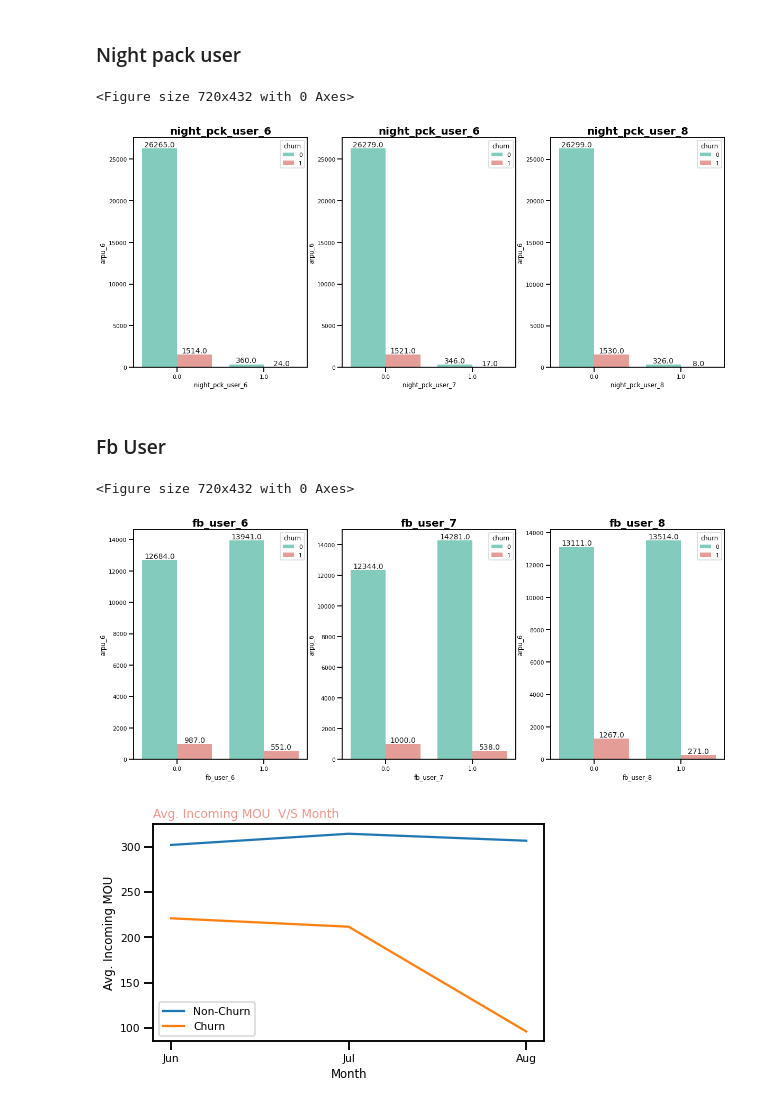
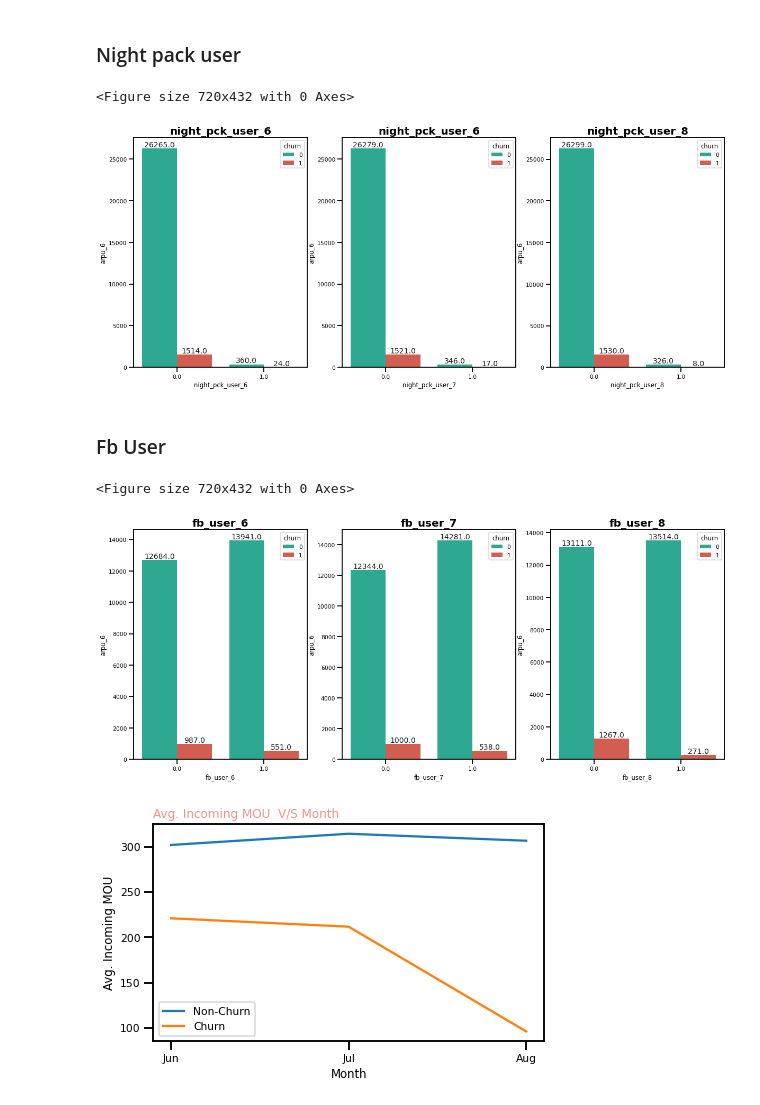
Before and after one commit to nveenkumr/TelecomChurn-ML, a Jupyter notebook: TelecomChurn-MLCaseStudy.ipynb, the cells around one changed output. Drawn from its saved outputs; the diff is of its cells as text; code cells hidden in the pictures.

```diff
--- a/TelecomChurn-MLCaseStudy.ipynb
+++ b/TelecomChurn-MLCaseStudy.ipynb
@@ -604,7 +566,7 @@ plt.show()
 ### Night pack user
 # %%
 plt.figure(figsize=(10,6))
-color=['#76D7C4','#F1948A']
+color=['#1ABC9C','#E74C3C']
 fig, axes = plt.subplots(nrows=1, ncols=3,figsize=(20, 8))
 df_temp= pd.DataFrame(telecom.groupby(['night_pck_user_6','churn']).count()['arpu_6']).reset_index()
 ax= sns.barplot(x=df_temp['night_pck_user_6'],y=df_temp['arpu_6'],hue=df_temp['churn'],palette=color,ax=axes[0])
@@ -621,29 +583,29 @@ ax.set_title('night_pck_user_8',fontweight='bold',size=20)
 plt.show()
 # %% [output]
 <Figure size 720x432 with 0 Axes>
-[figure, old version]
+[figure, new version]
 # %% [markdown]
 ### Fb User
 # %%
 plt.figure(figsize=(10,6))
-color=['#76D7C4','#F1948A']
+color=['#1ABC9C','#E74C3C']
 fig, axes = plt.subplots(nrows=1, ncols=3,figsize=(20, 8))
 df_temp= pd.DataFrame(telecom.groupby(['fb_user_6','churn']).count()['arpu_6']).reset_index()
 ax= sns.barplot(x=df_temp['fb_user_6'],y=df_temp['arpu_6'],hue=df_temp['churn'],palette=color,ax=axes[0])
 showvalues(ax)
 ax.set_title('fb_user_6',fontweight='bold',size=20)
 df_temp= pd.DataFrame(telecom.groupby(['fb_user_7','churn']).count()['arpu_6']).reset_index()
 ax= sns.barplot(x=df_temp['fb_user_7'],y=df_temp['arpu_6'],hue=df_temp['churn'],palette=color,ax=axes[1])
 showvalues(ax)
 ax.set_title('fb_user_7',fontweight='bold',size=20)
 df_temp= pd.DataFrame(telecom.groupby(['fb_user_8','churn']).count()['arpu_6']).reset_index()
 ax= sns.barplot(x=df_temp['fb_user_8'],y=df_temp['arpu_6'],hue=df_temp['churn'],palette=color,ax=axes[2])
 showvalues(ax)
 ax.set_title('fb_user_8',fontweight='bold',size=20)
 plt.show()
 # %% [output]
 <Figure size 720x432 with 0 Axes>
-[figure, old version]
+[figure, new version]
 # %%
 # Function to plot columns related to minutes of usage with month
 def plot_Churn_Mou(colList,calltype):
```
Also changed, not shown: parts of 64 cells of this notebook.
